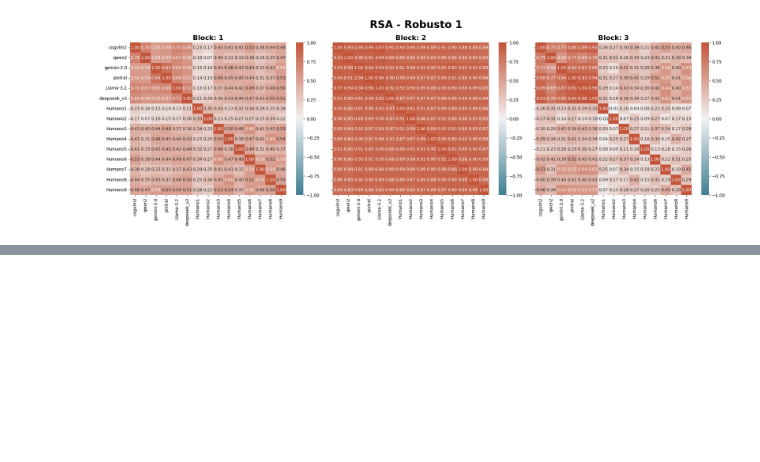
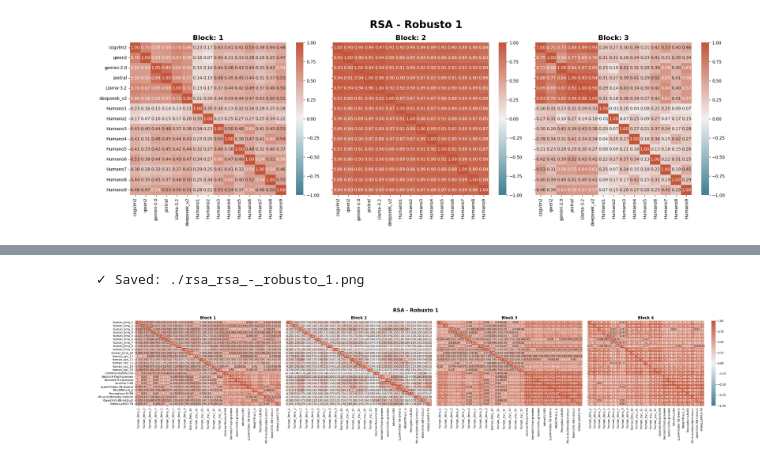
Before and after one commit to marcelochincha/vqa_analysis, a Jupyter notebook: src/notebook_tests/r1_replication.ipynb, the cells around one changed output, grey strips where cells are left out. Drawn from its saved outputs; the diff is of its cells as text; code cells hidden in the pictures; blank space fills up the shorter version.

```diff
--- a/src/notebook_tests/r1_replication.ipynb
+++ b/src/notebook_tests/r1_replication.ipynb
@@ -8,11 +9,13 @@ from sklearn.preprocessing import normalize
 # %%
 #load model
 model = sentence_transformers.SentenceTransformer('sentence-transformers/all-mpnet-base-v2')
+
+@torch.no_grad()
 def extract_embeddings(responses):
     """Transform responses into embeddings using a given embedding model."""
     embeddings = model.encode(responses, convert_to_tensor=True)  # Procesar lista, no string único
-    embeddings = np.atleast_2d(embeddings.cpu().numpy())  # Asegurar que sea 2D
-    return embeddings
+    embeddings_np = embeddings.detach().cpu().numpy()# Asegurar que sea 2D
+    return np.atleast_2d(embeddings_np)
 
 def normalize_embeddings(embeddings):
     return normalize(embeddings, axis=1)
@@ -309,3 +418,11 @@ r
+# %%
+result = compute_rsa_pipeline(
+    csv_path="./data/r2_cleaned.csv",
+    title="RSA - Robusto 2"
+)
+# %% [output]
+✓ Saved: ./rsa_rsa_-_robusto_1.png
+[figure, added]
 # %%
 !nvidia-smi
 
```
Also changed, not shown: parts of 6 cells of this notebook, 2 other files.
